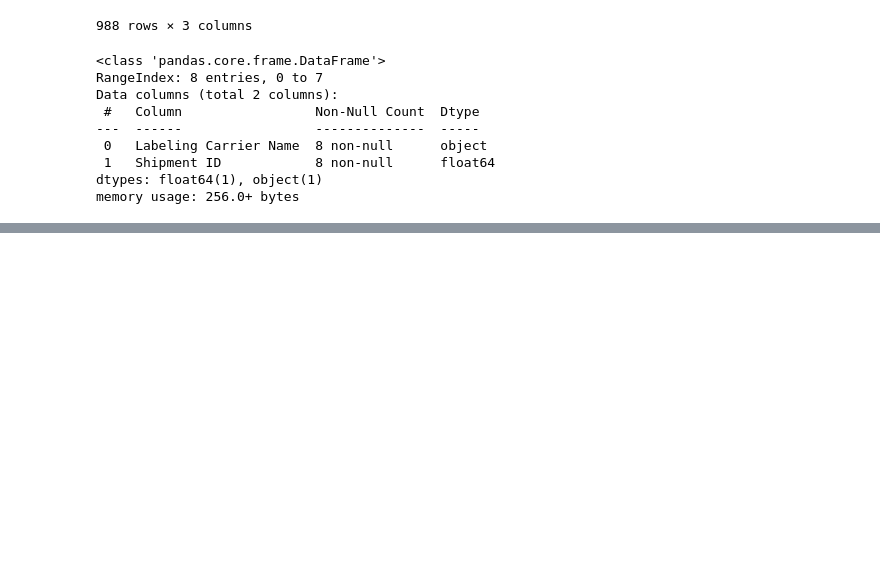
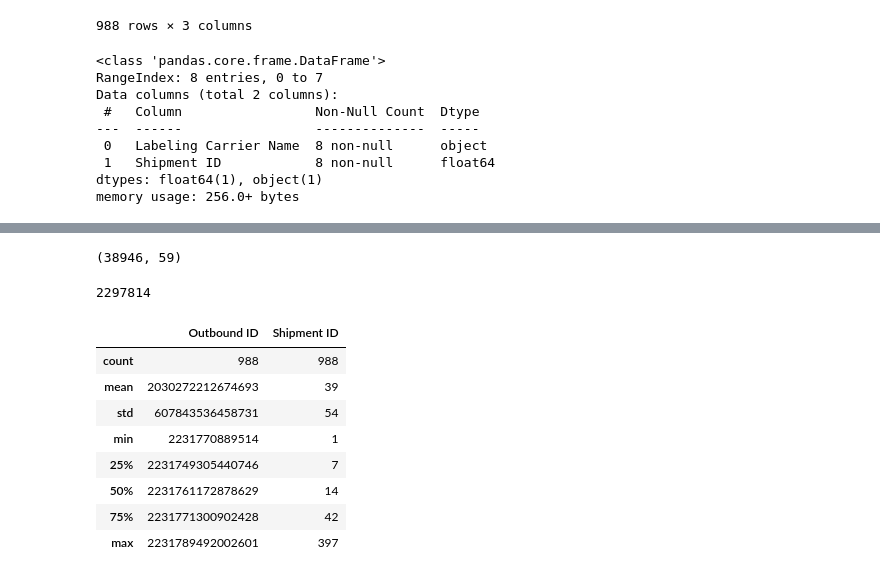
Before and after one commit to Mgobeaalcoba/exploratory_data_analysis_course, a Jupyter notebook: shipment_analitics.ipynb, the cells around one changed output, grey strips where cells are left out. Drawn from its saved outputs; the diff is of its cells as text; code cells hidden in the pictures; blank space fills up the shorter version.

```diff
--- a/shipment_analitics.ipynb
+++ b/shipment_analitics.ipynb
@@ -198,3 +198,23 @@ alt.Chart(agg_spp_by_carrier).mark_bar().encode(
 ).properties(width=500)
 # %% [output]
 [interactive output not drawn]
+# %%
+df.shape # Filas y columnas
+# %% [output]
+(38946, 59)
+# %%
+df.size
+# %% [output]
+2297814
+# %%
+agg_shp_by_hu.describe()
+# %% [output]
+|  | Outbound ID | Shipment ID |
+| count | 988 | 988 |
+| mean | 2030272212674693 | 39 |
+| std | 607843536458731 | 54 |
+| min | 2231770889514 | 1 |
+| 25% | 2231749305440746 | 7 |
+| 50% | 2231761172878629 | 14 |
+| 75% | 2231771300902428 | 42 |
+| max | 2231789492002601 | 397 |
```
Also changed, not shown: parts of 7 cells of this notebook.
